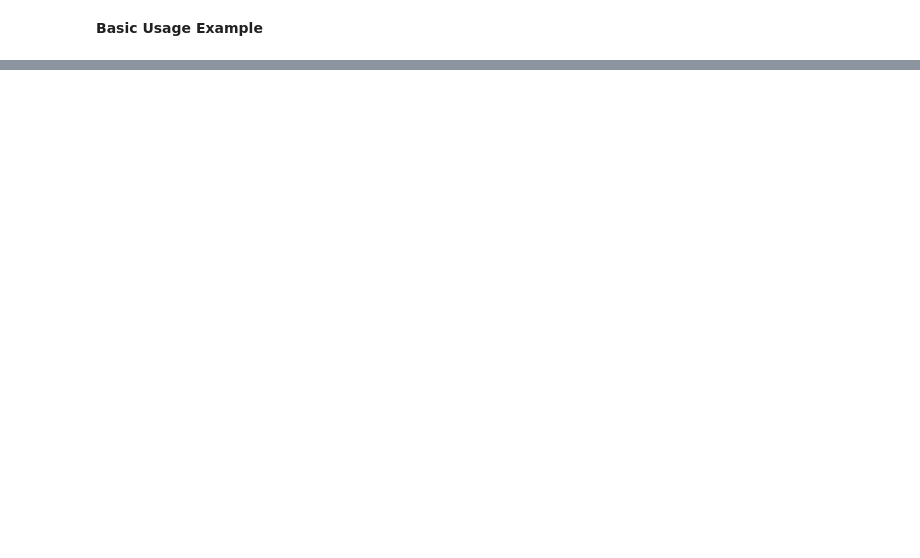
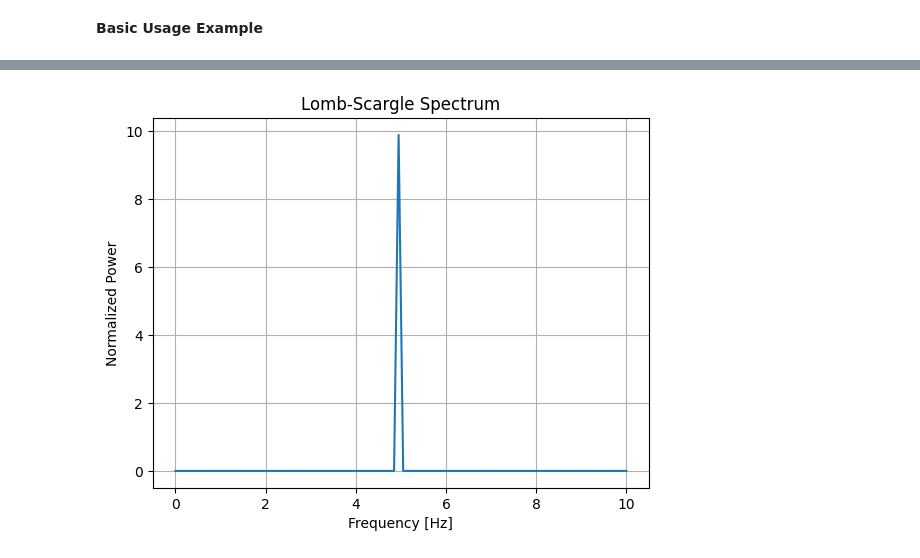
Before and after one commit to asztr/LombScargle, a Jupyter notebook: notebooks/demo.ipynb, the cells around one changed output, grey strips where cells are left out. Saved outputs shown, nothing was run; the diff lists cells and outputs as text; code cells hidden in the pictures; blank space fills up the shorter version.

```diff
--- a/notebooks/demo.ipynb
+++ b/notebooks/demo.ipynb
@@ -34,0 +37,22 @@ ValueError: x and y must have same first dimension, but have shapes (100,) and (
+# %%
+# Define example time series with single frequency = 5 (batch_size = 1)
+t = torch.linspace(0, 10.0, 100)[None, :] #timestamps
+y = torch.sin(2*math.pi*5.0*t) #values
+mask = (torch.rand_like(t) > 0.4).int() #binary mask with 40% zeros
+
+# Select frequencies to evaluate
+freqs = torch.linspace(1e-5, 10.0, 100)
+
+# Compute the normalized spectrum
+ls = LombScargle.LombScargle(freqs)
+P = ls(t, y, mask=mask, fap=True, norm=True)  # [1, 100] array of power values
+# %%
+# Plot the spectrum
+plt.plot(freqs, P[0].detach().numpy())
+plt.xlabel("Frequency [Hz]")
+plt.ylabel("Normalized Power")
+plt.title("Lomb-Scargle Spectrum")
+plt.grid(True)
+plt.show()
+# %% [output]
+[figure, added]
```
Also changed, not shown: parts of 4 cells of this notebook.
